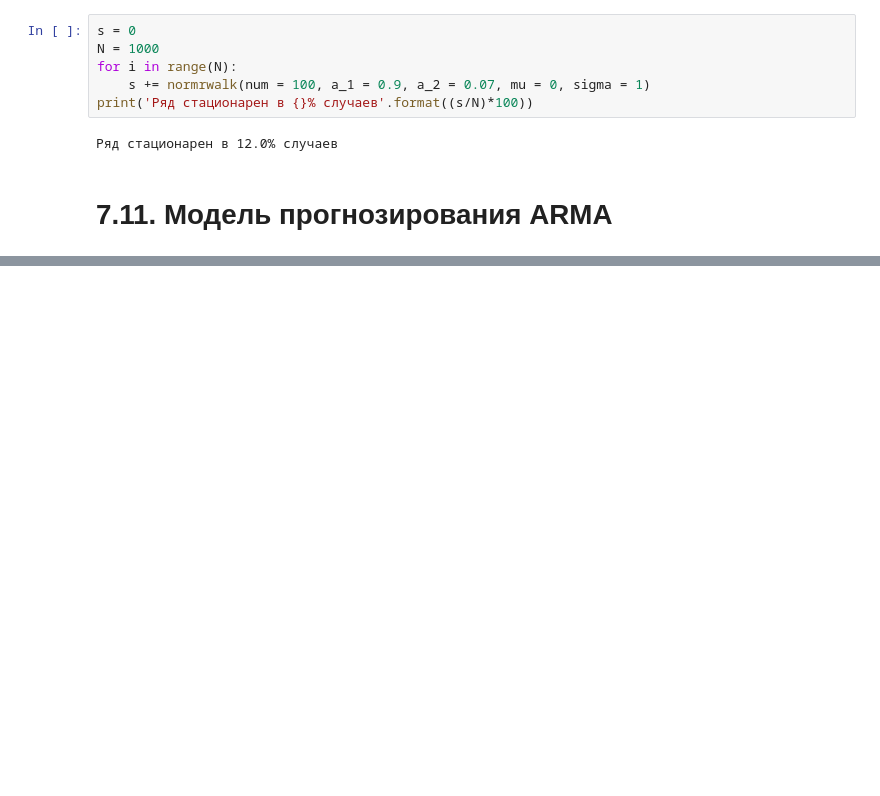
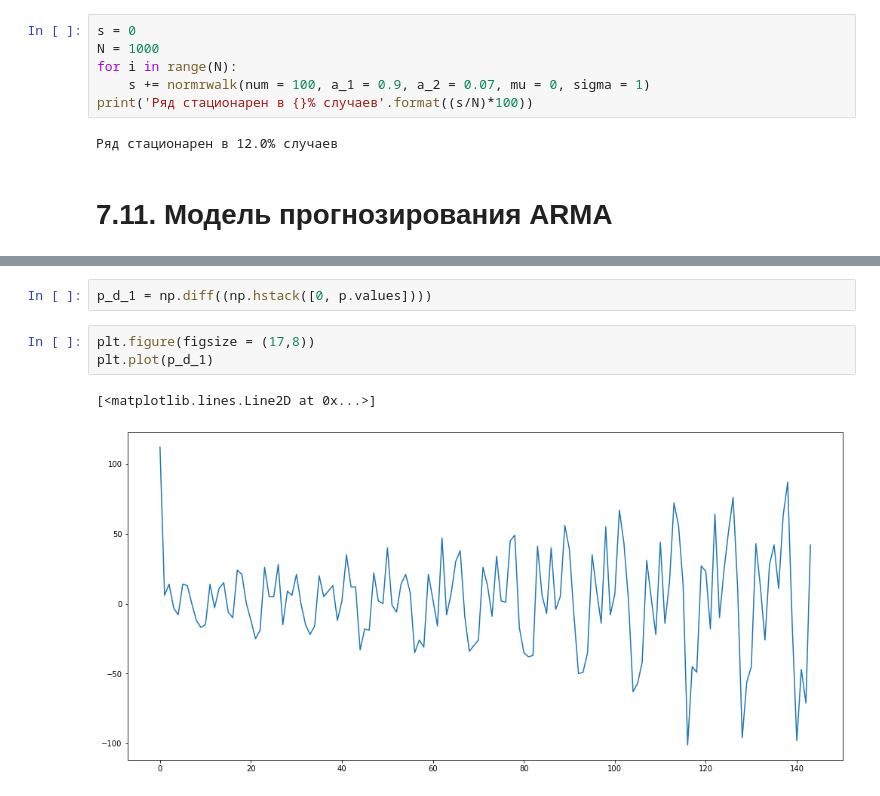
Before and after one commit to IvanRumyantsev/Skillfactory_DST_10, a Jupyter notebook: Юнит 7. Machine Learning в продакшн/MATH&STAT-7. Временные ряды/MATH&STAT-7. Временные ряды.ipynb, the cells around one changed output, grey strips where cells are left out. Drawn from its saved outputs; the diff is of its cells as text; blank space fills up the shorter version.

```diff
--- a/Юнит 7. Machine Learning в продакшн/MATH&STAT-7. Временные ряды/MATH&STAT-7. Временные ряды.ipynb
+++ b/Юнит 7. Machine Learning в продакшн/MATH&STAT-7. Временные ряды/MATH&STAT-7. Временные ряды.ipynb
@@ -1003,0 +1068,8 @@ print('Ряд стационарен в {}% случаев'.format((s/N)*100))
+# %%
+p_d_1 = np.diff((np.hstack([0, p.values])))
+# %%
+plt.figure(figsize = (17,8))
+plt.plot(p_d_1)
+# %% [output]
+[<matplotlib.lines.Line2D at 0x...>]
+[figure, added]
```
Also changed, not shown: parts of 16 cells of this notebook, 1 other file.
